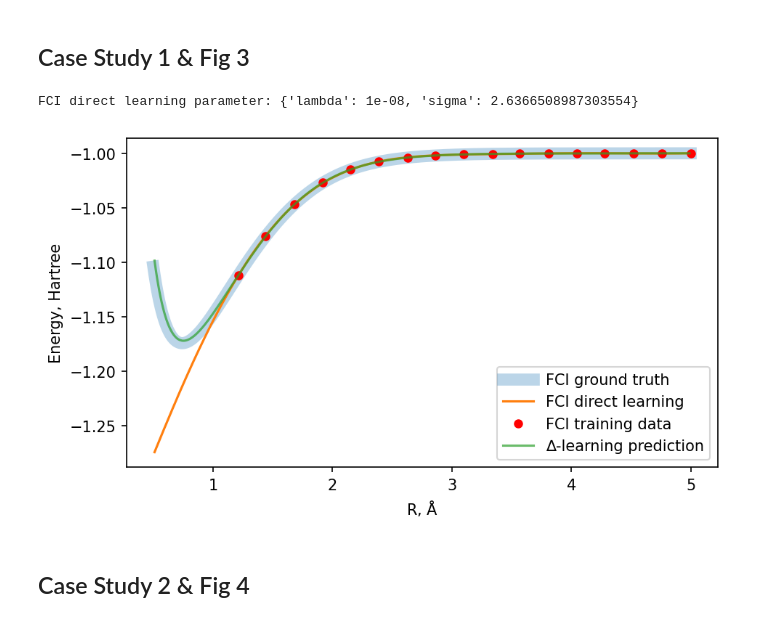
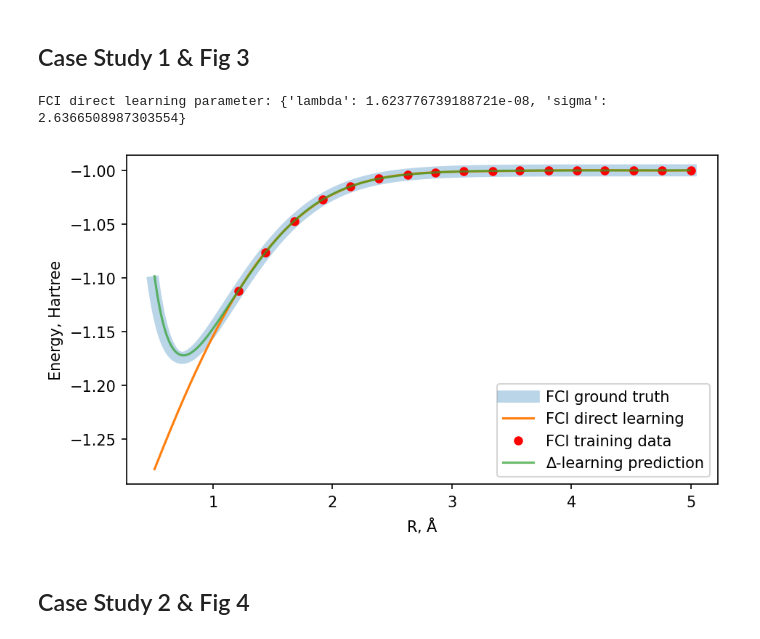
Before and after one commit to dralgroup/MLinQCbook22-delta, a Jupyter notebook: delta-ML_hML_colab.ipynb, the cells around one changed output. Drawn from its saved outputs; the diff is of its cells as text; code cells hidden in the pictures.

```diff
--- a/delta-ML_hML_colab.ipynb
+++ b/delta-ML_hML_colab.ipynb
@@ -168,30 +179,30 @@ ML param: {'lambda': 1e-08, 'sigma': 2.6366508987303554}
 ## Case Study 1 & Fig 3
 # %%
 krr = KRR(kernel='Gaussian')
-gs = GridSearch(krr, param_grid={'lambda': np.logspace(-40, -2, 20),
+gs = GridSearch(krr, param_grid={'lambda': np.logspace(-12, -2, 20),
                                  'sigma': np.logspace(-10, 8, 20)}, cv=5)
 plt.figure(figsize=(7, 4), dpi=150)
 plt.plot(x, yt, lw=8, alpha=0.3, label='FCI ground truth')
 train_x, train_y = x[train_idx], yt[train_idx]
 test_x, test_y = x[test_idx], yt[test_idx]
 gs.fit(train_x.reshape(-1, 1), train_y.reshape(-1, 1))
 print(f'FCI direct learning parameter: {gs.best_param}')
 pred_y = gs.predict(test_x.reshape(-1, 1))
 plt.plot(test_x, pred_y.ravel(), label='FCI direct learning')
 plt.plot(train_x, train_y, 'ro', markersize=5, label='FCI training data')
 plt.xlabel('R, $\mathrm{\AA}$'); plt.ylabel('Energy, Hartree')
 
 train_x, train_y = x[train_idx], delta_y[train_idx]
 test_x, test_y = x[test_idx], delta_y[test_idx]
 gs.fit(train_x.reshape(-1, 1), train_y.reshape(-1, 1))
 pred_y = gs.predict(test_x.reshape(-1, 1))
 plt.plot(test_x, pred_y.ravel() + yb[test_idx], alpha=0.7, label='∆-learning prediction')
 plt.legend()
 
-plt.gcf().savefig('fig4.jpg')
+plt.gcf().savefig('fig3.jpg')
 # %% [output]
-FCI direct learning parameter: {'lambda': 1e-08, 'sigma': 2.6366508987303554}
+FCI direct learning parameter: {'lambda': 1.623776739188721e-08, 'sigma': 2.6366508987303554}
-[figure, old version]
+[figure, new version]
 # %% [markdown]
 ## Case Study 2 & Fig 4
 # %%
```
Also changed, not shown: parts of 4 cells of this notebook.
